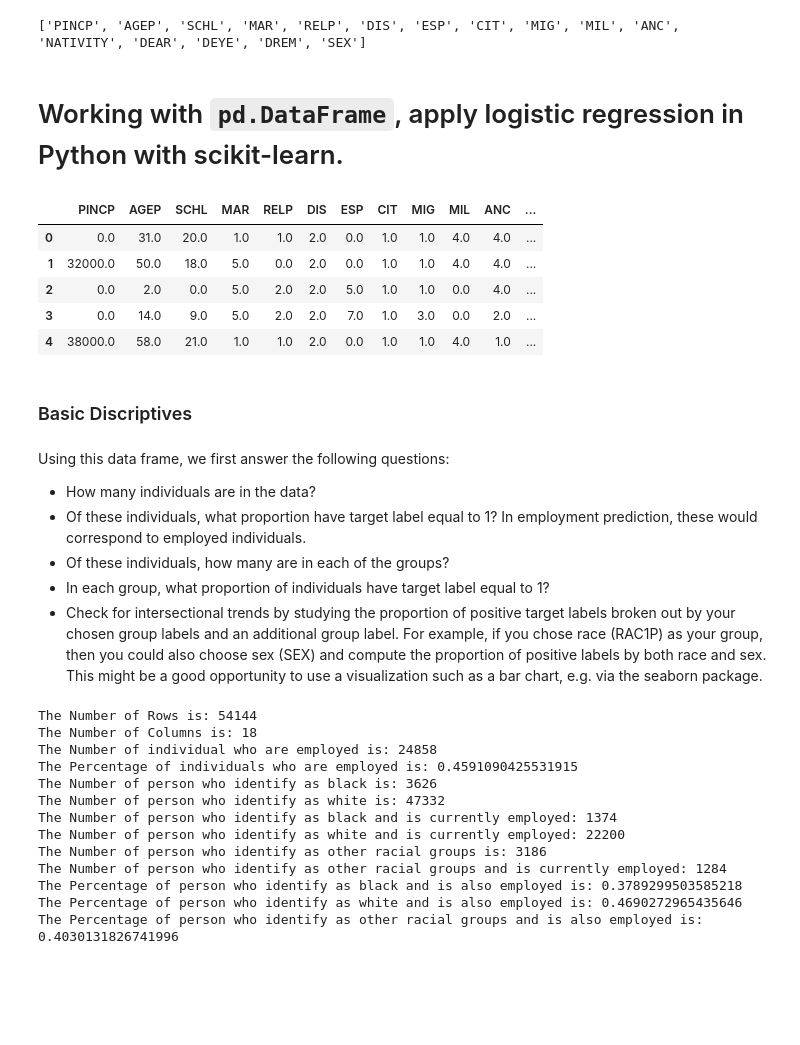
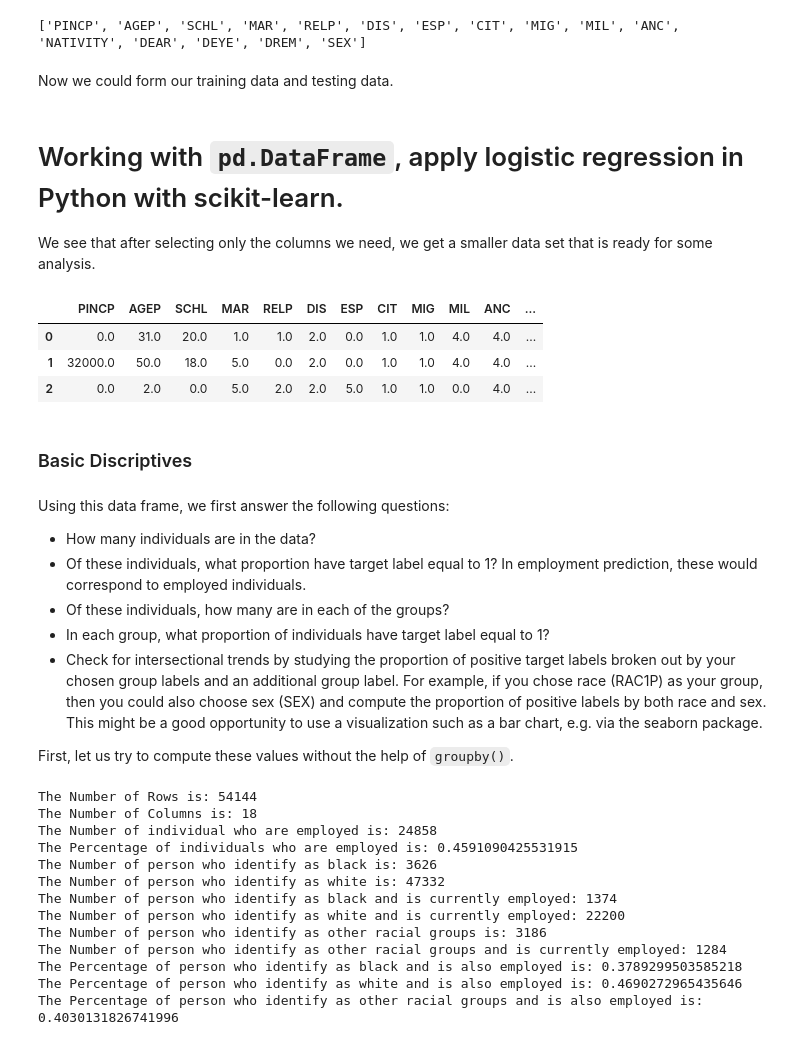
Before and after one commit to Xianzhiwang1/CS0451-page-site, a Jupyter notebook: posts/my-blog-post-05-audit-bias/index.ipynb, the cells around one changed output. Cells and saved outputs as stored; diff of their text form; code cells hidden in the pictures; blank space fills up the shorter version.

```diff
--- a/posts/my-blog-post-05-audit-bias/index.ipynb
+++ b/posts/my-blog-post-05-audit-bias/index.ipynb
@@ -120,26 +129,25 @@ EmploymentProblem = BasicProblem(
 )
 
 features, label, group = EmploymentProblem.df_to_numpy(acs_data)
+# %% [markdown]
+Now we could form our training data and testing data.
 # %%
 X_train, X_test, y_train, y_test, group_train, group_test = train_test_split(
     features, label, group, test_size=0.2, random_state=0)
 # %% [markdown]
 # Working with `pd.DataFrame`, apply logistic regression in Python with scikit-learn.
+We see that after selecting only the columns we need, we get a smaller data set that is ready for some analysis.
 # %%
-
 df = pd.DataFrame(X_train, columns = features_to_use)
 df["group"] = group_train
 df["label"] = y_train
+# df.loc[df['group'] == 2]
+df.head(3)
+# %% [output]
+|  | PINCP | AGEP | SCHL | MAR | RELP | DIS | ESP | CIT | MIG | MIL | ANC | ... |
+| 0 | 0.0 | 31.0 | 20.0 | 1.0 | 1.0 | 2.0 | 0.0 | 1.0 | 1.0 | 4.0 | 4.0 | ... |
+| 1 | 32000.0 | 50.0 | 18.0 | 5.0 | 0.0 | 2.0 | 0.0 | 1.0 | 1.0 | 4.0 | 4.0 | ... |
+| 2 | 0.0 | 2.0 | 0.0 | 5.0 | 2.0 | 2.0 | 5.0 | 1.0 | 1.0 | 0.0 | 4.0 | ... |
-# %%
-# df.loc[df['group'] == 2]
-df.head()
-# %% [output]
-|  | PINCP | AGEP | SCHL | MAR | RELP | DIS | ESP | CIT | MIG | MIL | ANC | ... |
-| 0 | 0.0 | 31.0 | 20.0 | 1.0 | 1.0 | 2.0 | 0.0 | 1.0 | 1.0 | 4.0 | 4.0 | ... |
-| 1 | 32000.0 | 50.0 | 18.0 | 5.0 | 0.0 | 2.0 | 0.0 | 1.0 | 1.0 | 4.0 | 4.0 | ... |
-| 2 | 0.0 | 2.0 | 0.0 | 5.0 | 2.0 | 2.0 | 5.0 | 1.0 | 1.0 | 0.0 | 4.0 | ... |
-| 3 | 0.0 | 14.0 | 9.0 | 5.0 | 2.0 | 2.0 | 7.0 | 1.0 | 3.0 | 0.0 | 2.0 | ... |
-| 4 | 38000.0 | 58.0 | 21.0 | 1.0 | 1.0 | 2.0 | 0.0 | 1.0 | 1.0 | 4.0 | 1.0 | ... |
 # %% [markdown]
 ### Basic Discriptives
 # %% [markdown]
@@ -150,6 +158,8 @@ Using this data frame, we first answer the following questions:
 * Of these individuals, how many are in each of the groups?
 * In each group, what proportion of individuals have target label equal to 1?
 * Check for intersectional trends by studying the proportion of positive target labels broken out by your chosen group labels and an additional group label. For example, if you chose race (RAC1P) as your group, then you could also choose sex (SEX) and compute the proportion of positive labels by both race and sex. This might be a good opportunity to use a visualization such as a bar chart, e.g. via the seaborn package.
+
+First, let us try to compute these values without the help of `groupby()`.
 # %%
 print(f"The Number of Rows is: {df.shape[0]}")
 print(f"The Number of Columns is: {df.shape[1]}")
```
Also changed, not shown: parts of 14 cells of this notebook.
